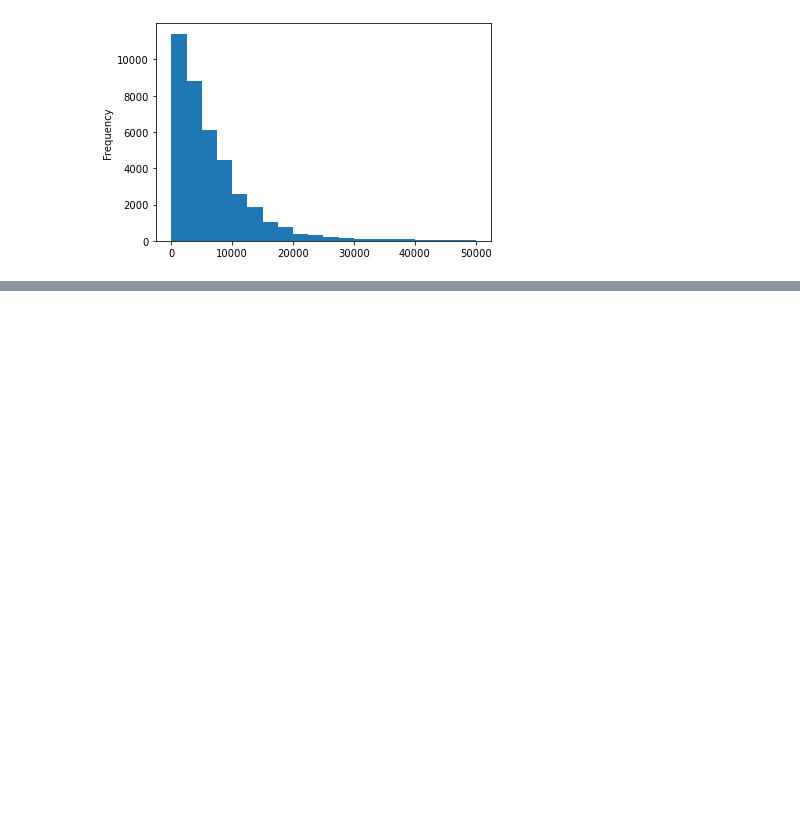
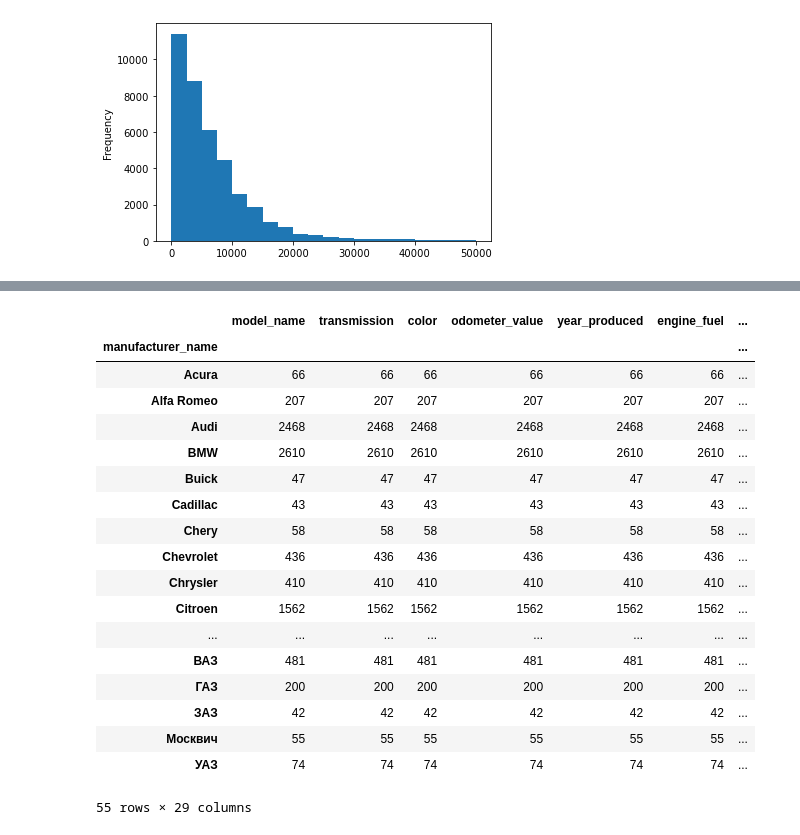
Before and after one commit to Odmorenoc/cursoPython, a Jupyter notebook: statistics1/tiposDatos.ipynb, the cells around one changed output, grey strips where cells are left out. Cells and saved outputs as stored; diff of their text form; code cells hidden in the pictures; blank space fills up the shorter version.

```diff
--- a/statistics1/tiposDatos.ipynb
+++ b/statistics1/tiposDatos.ipynb
@@ -121,0 +148,25 @@ df["price_usd"].plot.hist(bins=20)
+# %%
+#inspeccionar cuantas marcas hay en la tabla:
+
+marcas=df.groupby("manufacturer_name").count()
+marcas
+# %% [output]
+|  | model_name | transmission | color | odometer_value | year_produced | engine_fuel | ... |
+| manufacturer_name |  |  |  |  |  |  | ... |
+| Acura | 66 | 66 | 66 | 66 | 66 | 66 | ... |
+| Alfa Romeo | 207 | 207 | 207 | 207 | 207 | 207 | ... |
+| Audi | 2468 | 2468 | 2468 | 2468 | 2468 | 2468 | ... |
+| BMW | 2610 | 2610 | 2610 | 2610 | 2610 | 2610 | ... |
+| Buick | 47 | 47 | 47 | 47 | 47 | 47 | ... |
+| Cadillac | 43 | 43 | 43 | 43 | 43 | 43 | ... |
+| Chery | 58 | 58 | 58 | 58 | 58 | 58 | ... |
+| Chevrolet | 436 | 436 | 436 | 436 | 436 | 436 | ... |
+| Chrysler | 410 | 410 | 410 | 410 | 410 | 410 | ... |
+| Citroen | 1562 | 1562 | 1562 | 1562 | 1562 | 1562 | ... |
+| ... | ... | ... | ... | ... | ... | ... | ... |
+| ВАЗ | 481 | 481 | 481 | 481 | 481 | 481 | ... |
+| ГАЗ | 200 | 200 | 200 | 200 | 200 | 200 | ... |
+| ЗАЗ | 42 | 42 | 42 | 42 | 42 | 42 | ... |
+| Москвич | 55 | 55 | 55 | 55 | 55 | 55 | ... |
+| УАЗ | 74 | 74 | 74 | 74 | 74 | 74 | ... |
+55 rows × 29 columns
```
Also changed, not shown: parts of 9 cells of this notebook.
